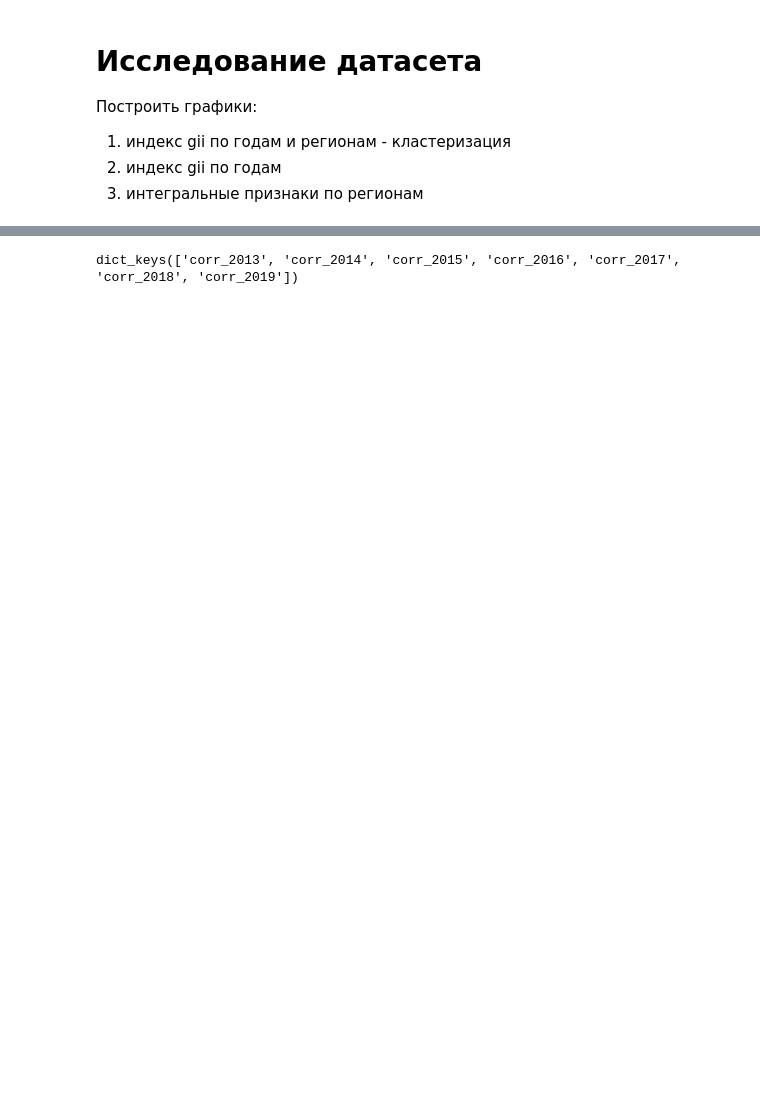
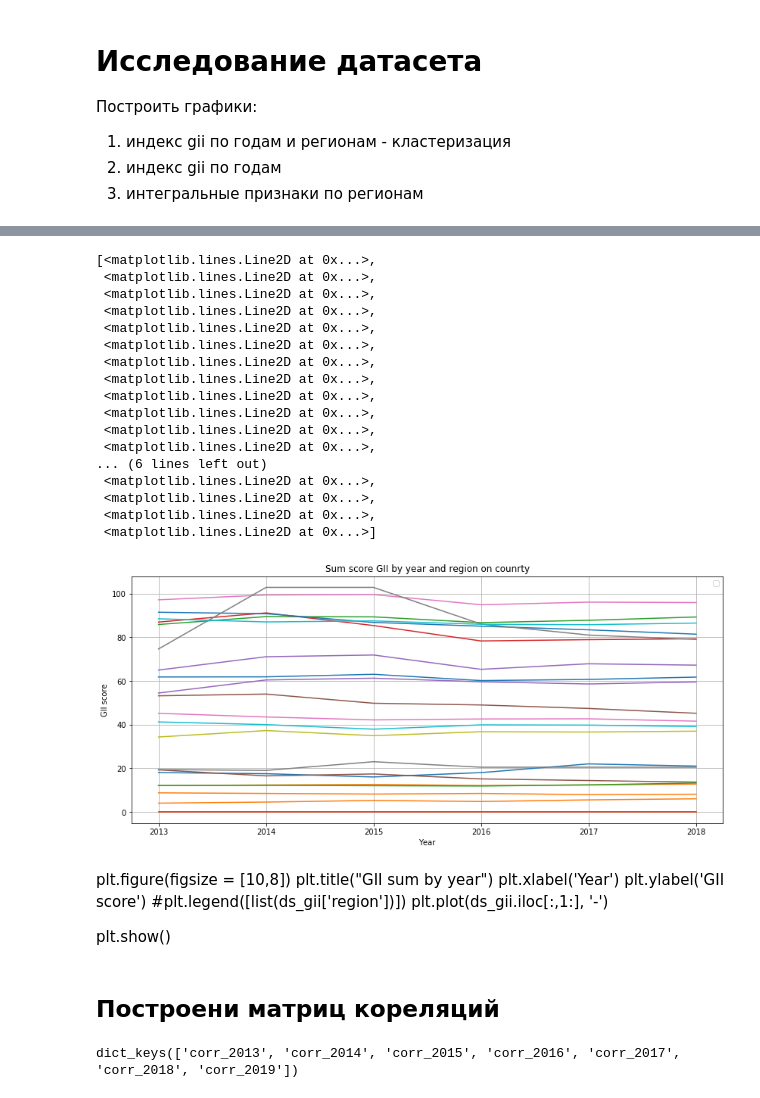
Before and after one commit to DSerpuhovitin/netology_pyda, a Jupyter notebook: Degee_project_ML/Degree_ML_res.ipynb, the cells around one changed output, grey strips where cells are left out. Drawn from its saved outputs; the diff is of its cells as text; code cells hidden in the pictures; blank space fills up the shorter version.

Commit message:
add corr matrix and gii score

```diff
--- a/Degee_project_ML/Degree_ML_res.ipynb
+++ b/Degee_project_ML/Degree_ML_res.ipynb
@@ -40,0 +152,4 @@ dataset
+# %%
+reg_count = {}
+reg_count = dataset['GII'].iloc[[7]].T['region'].value_counts()[:22]
+reg_count
@@ -40,0 +174,15 @@ dataset
+# %%
+#создаю датафраме с суммой gii по регионама и годам
+ds_gii_sum = dataset['GII'].iloc[[0,7], :].T.groupby('region').sum().reset_index()
+for i  in range(1,7):
+    ds_gii_sum = ds_gii_sum.merge(dataset['GII'].iloc[[i,7], :].T.groupby('region').sum().reset_index(), how = 'left')
+ds_gii_sum.fillna(0, inplace = True)
+ds_gii_sum = ds_gii_sum.iloc[:22]
+ds_gii_sum = ds_gii_sum.rename(index = ds_gii_sum['region'])
+ds_gii_sum.drop('region', axis = 1, inplace = True)
+ds_gii_sum.drop(2019, axis = 1, inplace = True)
+
+#усреднение gii на 1 страну в реионе
+for reg in ds_gii_sum.index:
+    ds_gii_sum.loc[reg] /= reg_count[reg]
+ds_gii_sum
@@ -41,3 +207,41 @@ dataset
+# %%
+plt.figure(figsize = [14,6])
+plt.title('Sum score GII by year and region on counrty')
+plt.xlabel('Year')
+plt.ylabel('GII score')
+plt.grid(axis = 'both')
+plt.legend(list(ds_gii_sum.index))
+plt.plot(ds_gii_sum.T)
+# %% [output]
+[<matplotlib.lines.Line2D at 0x...>,
+ <matplotlib.lines.Line2D at 0x...>,
+ <matplotlib.lines.Line2D at 0x...>,
+ <matplotlib.lines.Line2D at 0x...>,
+ <matplotlib.lines.Line2D at 0x...>,
+ <matplotlib.lines.Line2D at 0x...>,
+ <matplotlib.lines.Line2D at 0x...>,
+ <matplotlib.lines.Line2D at 0x...>,
+ <matplotlib.lines.Line2D at 0x...>,
+ <matplotlib.lines.Line2D at 0x...>,
+ <matplotlib.lines.Line2D at 0x...>,
+ <matplotlib.lines.Line2D at 0x...>,
+... (6 lines left out)
+ <matplotlib.lines.Line2D at 0x...>,
+ <matplotlib.lines.Line2D at 0x...>,
+ <matplotlib.lines.Line2D at 0x...>,
+ <matplotlib.lines.Line2D at 0x...>]
+[figure, added]
+# %% [markdown]
+plt.figure(figsize = [10,8])
+plt.title("GII sum by year")
+plt.xlabel('Year')
+plt.ylabel('GII score')
+#plt.legend([list(ds_gii['region'])])
+plt.plot(ds_gii.iloc[:,1:], '-')
+
+plt.show()
+# %% [markdown]
+## Построени матриц кореляций
 # %%
 #создание корреляционных матриц для фич по годам
 corr_matrix_fe = {}
```
Also changed, not shown: parts of 19 cells of this notebook, 1 other file.
